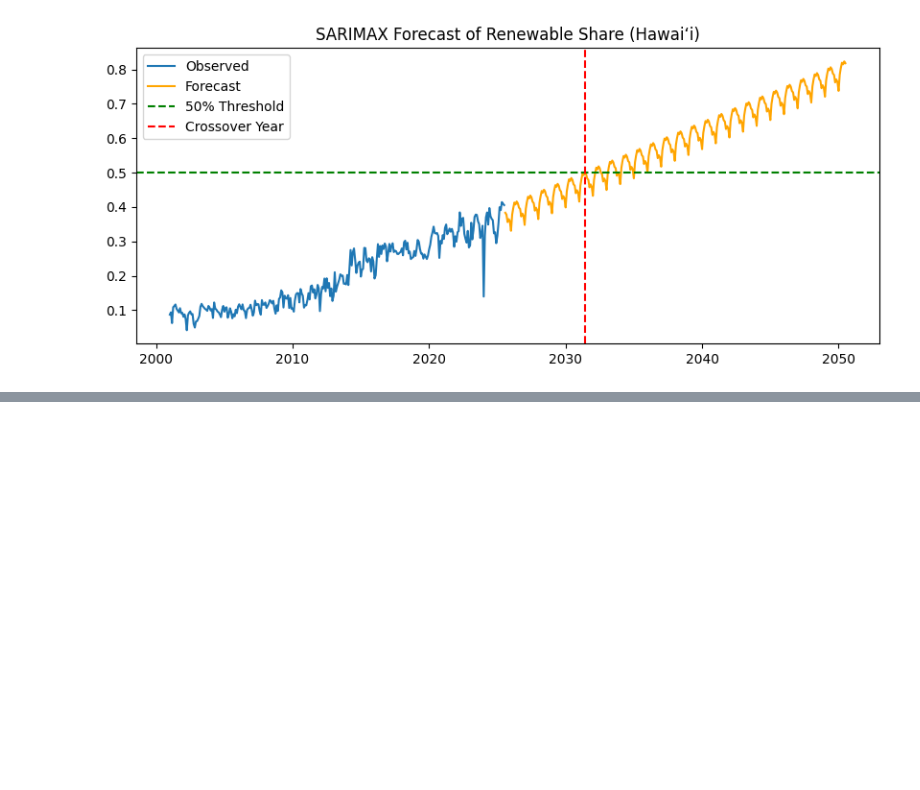
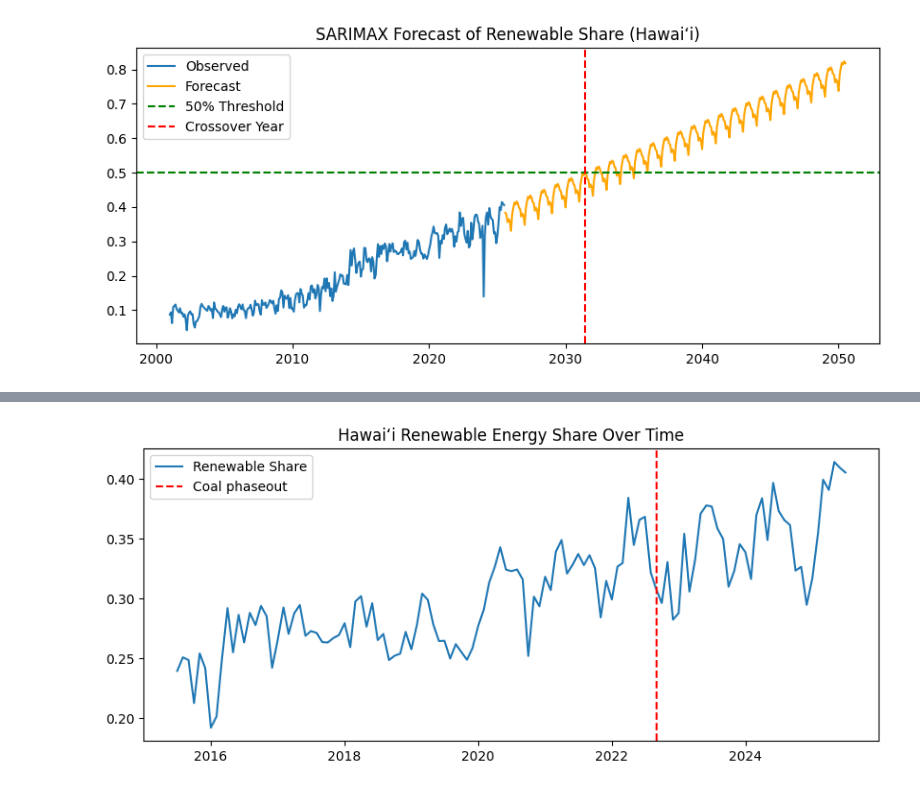
Before and after one commit to ashleyholen/Data-Science-Capstone, a Jupyter notebook: capstone.ipynb, the cells around one changed output, grey strips where cells are left out. Cells and saved outputs as stored; diff of their text form; code cells hidden in the pictures; blank space fills up the shorter version.

```diff
--- a/capstone.ipynb
+++ b/capstone.ipynb
@@ -945,0 +947,21 @@ plt.show()
+# %%
+latest_date = ml_data_monthly["date"].max()
+cutoff = latest_date - pd.DateOffset(years=10)
+
+ml_last10 = ml_data_monthly[ml_data_monthly["date"] >= cutoff]
+
+ml_last10.loc[ml_last10["date"] == "2024-01-01", "renewable"] = (
+    ml_last10.sort_values("date")["renewable"].shift(1)
+    [ml_last10["date"] == "2024-01-01"]
+)
+
+ml_last10.loc[ml_last10["date"] == "2024-01-01", "total"] = 617.0 + 316.0
+
+mask = ml_last10["date"] == "2024-01-01"
+
+ml_last10.loc[mask, "renewable_share"] = (
+    ml_last10.loc[mask, "renewable"] /
+    (ml_last10.loc[mask, "renewable"] + ml_last10.loc[mask, "non_renewable"])
+)
+
+ml_last10
@@ -945,0 +982,10 @@ plt.show()
+# %%
+plt.figure(figsize=(10,4))
+
+plt.plot(ml_last10['date'], ml_last10['renewable_share'], label='Renewable Share')
+plt.axvline(pd.to_datetime('2022-09-01'), color='red', linestyle='--', label='Coal phaseout')
+plt.title("Hawaiʻi Renewable Energy Share Over Time")
+plt.legend()
+plt.show()
+# %% [output]
+[figure, added]
```
Also changed, not shown: parts of 14 cells of this notebook.
